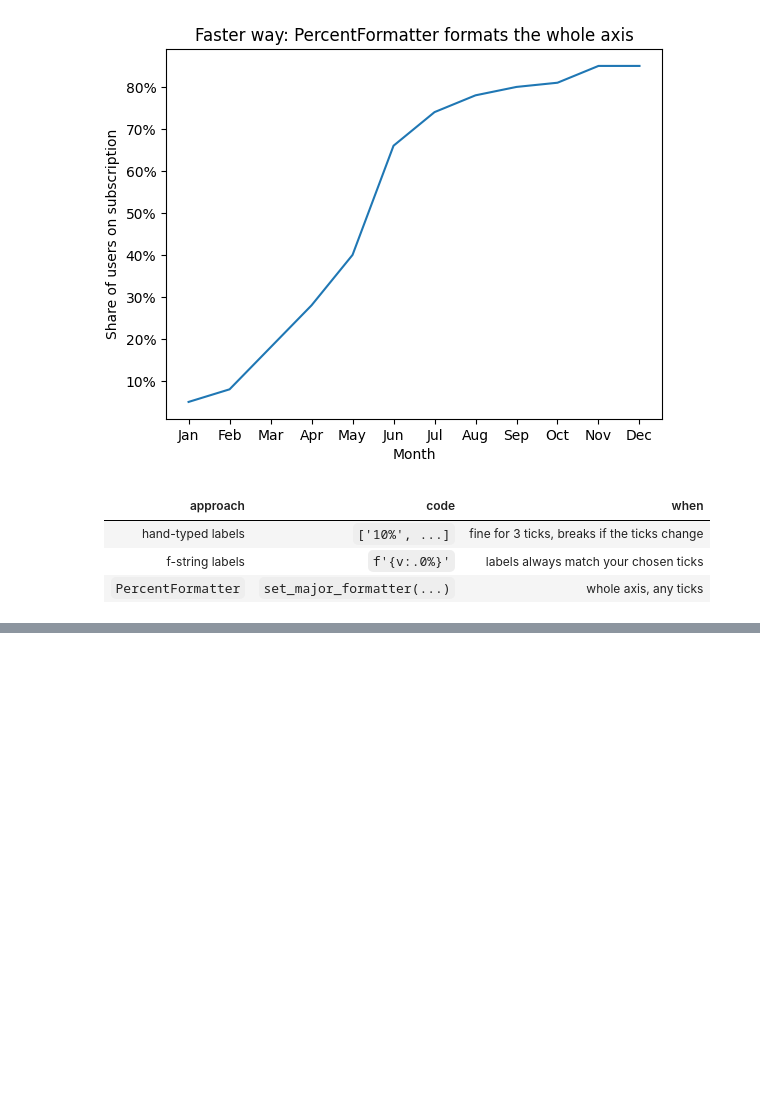
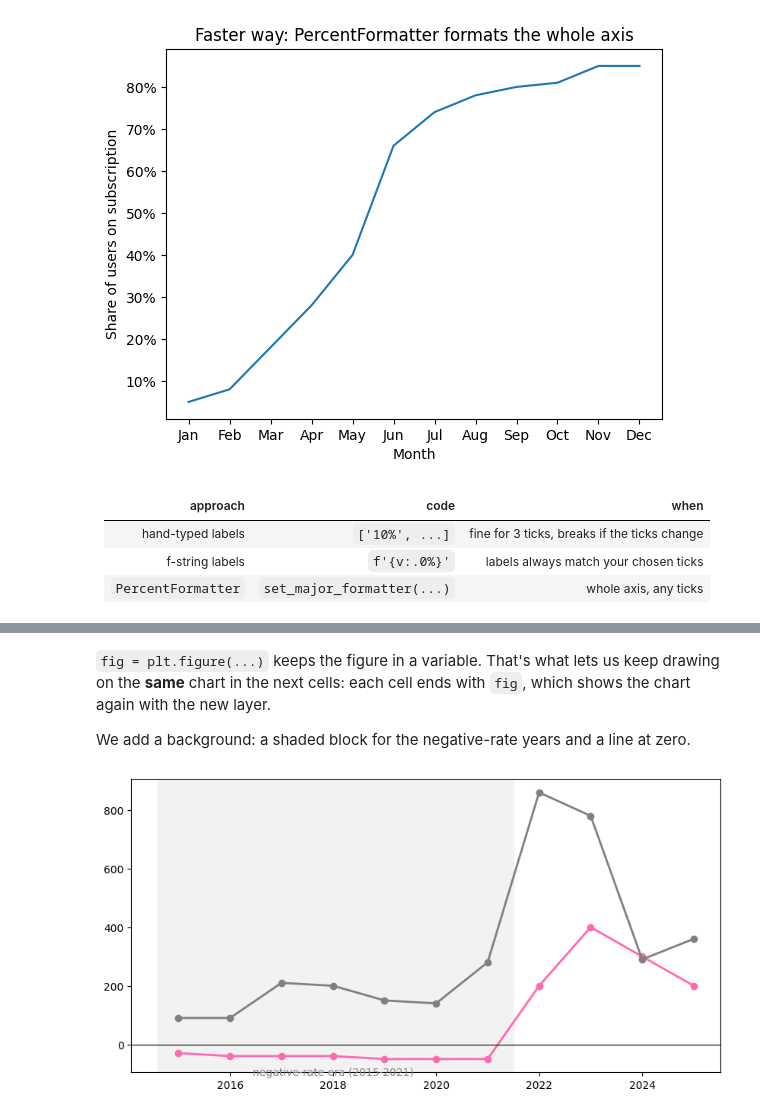
Before and after one commit to kkg98/panda-for-finance, a Jupyter notebook: notes/4_visualizing_finance_data/01_matplotlib_basics.ipynb, the cells around one changed output, grey strips where cells are left out. Cells and saved outputs as stored; diff of their text form; code cells hidden in the pictures; blank space fills up the shorter version.

```diff
--- a/notes/4_visualizing_finance_data/01_matplotlib_basics.ipynb
+++ b/notes/4_visualizing_finance_data/01_matplotlib_basics.ipynb
@@ -416,0 +533,11 @@ plt.show()
+# %% [markdown]
+`fig = plt.figure(...)` keeps the figure in a variable. That's what lets us keep drawing on the **same** chart in the next cells: each cell ends with `fig`, which shows the chart again with the new layer.
+
+We add a background: a shaded block for the negative-rate years and a line at zero.
+# %%
+ax.axvspan(2014.6, 2021.5, color='#f2f2f2', zorder=0)
+ax.text(2018, -105, 'negative-rate era (2015-2021)', ha='center', color='#888888', fontsize=10)
+ax.axhline(0, color='black', linewidth=0.8)
+fig
+# %% [output]
+[figure, added]
```
Also changed, not shown: parts of 16 cells of this notebook, 11 other files.
